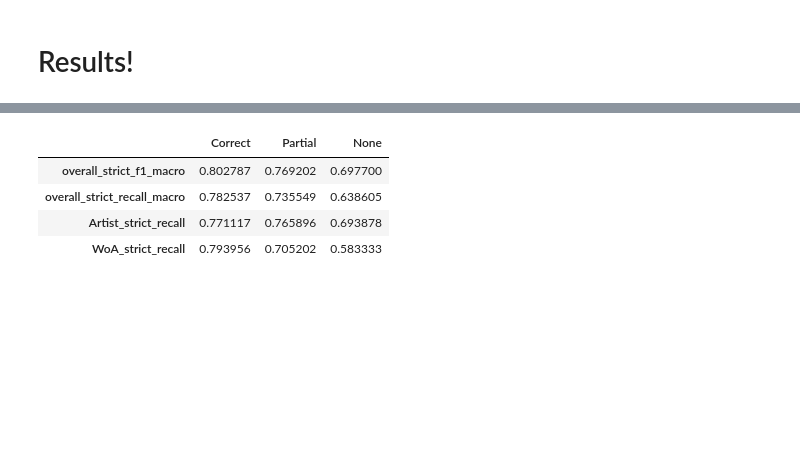
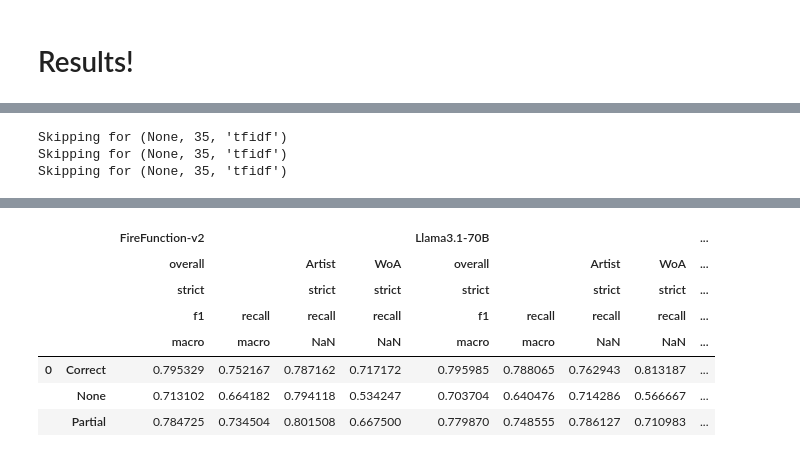
Before and after one commit to progsi/YTUnCoverLLM, a Jupyter notebook: notebooks/results_exposure.ipynb, the cells around one changed output, grey strips where cells are left out. Saved outputs shown, nothing was run; the diff lists cells and outputs as text; code cells hidden in the pictures; blank space fills up the shorter version.

```diff
--- a/notebooks/results_exposure.ipynb
+++ b/notebooks/results_exposure.ipynb
@@ -252,41 +236,53 @@ from src.Eval import compute_results
 from contextlib import redirect_stdout
 import re
 
-def capitalize_first_letter_of_each_sequence(s):
-    def capitalize(match):
-        return match.group(0)[0].upper() + match.group(0)[1:]
-    return re.sub(r'[a-zA-Z]+', capitalize, s)
+
+def get_model_pred_col(pred_df: pd.DataFrame, model: str) -> str:
+    level_values = pred_df.columns.get_level_values(level=0)
+    if model.lower() in level_values:
+        return model.lower()
+    elif model.replace("-", ":").lower() in level_values:
+        return model.replace("-", ":").lower()
+    return None
 
 def suppress_output(func, *args, **kwargs):
     with open(os.devnull, 'w') as fnull:
         with redirect_stdout(fnull):
             return func(*args, **kwargs)
 
-def get_results_per_factual_memorization_cls(model, k, sampling):
-    col = (model, k, sampling)
+def get_results_per_factual_memorization_cls(k, sampling):
 
-    correctness_col = capitalize_first_letter_of_each_sequence(model).replace(":", "-") + "_Correctness"
+    #correctness_col = capitalize_first_letter_of_each_sequence(model).replace(":", "-") + "_Correctness"
+    correctness_cols = [c for c in data_joint.columns if "_Correctness" in c]
+    results = {}
+    for correctness_col in correctness_cols:
+        model = correctness_col.split("_")[0]
 
-    results = {}
+        col = (get_model_pred_col(preds, model), k, sampling)
 
-    for group in data_joint[correctness_col].dropna().unique():
-        _data = data_joint.loc[data_joint[correctness_col] == group].join(
-            preds.loc[:,col].rename("IOB_pred"), how="inner").dropna(subset=["IOB", "IOB_pred"])
-        iob_true = _data.IOB.values
-        iob_pred = _data.IOB_pred.values
-        results[group] = {}
+        results[model] = {}
+        for group in data_joint[correctness_col].dropna().unique():
+            try:
+                _data = data_joint.loc[data_joint[correctness_col] == group].join(
+                    preds.loc[:,col].rename("IOB_pred"), how="inner").dropna(subset=["IOB", "IOB_pred"])
+                iob_true = _data.IOB.values
+                iob_pred = _data.IOB_pred.values
+                results[model][group] = {}
 
-        kwargs = {"true_labels": iob_true, "true_predictions": iob_pred}
-        values = suppress_output(compute_results, **kwargs)
-        metrics = ["overall_strict_f1_macro", "overall_strict_recall_macro", "Artist_strict_recall", "WoA_strict_recall"]
-        for metric in metrics:
-            results[group][metric] = values[metric]
+                kwargs = {"true_labels": iob_true, "true_predictions": iob_pred}
+                values = suppress_output(compute_results, **kwargs)
+                metrics = ["overall_strict_f1_macro", "overall_strict_recall_macro", "Artist_strict_recall", "WoA_strict_recall"]
+                for metric in metrics:
+                    results [model][group][metric] = values[metric]
+            except:
+                print(f"Skipping for {col}")
 
-    return pd.DataFrame(results)
+    data = pd.json_normalize(results, sep='_')
+    data.columns = pd.MultiIndex.from_tuples([tuple(col.split('_')) for col in data.columns])
+    return data.stack(level=1)
 
-
-model = "llama3.1:70b"
-k = 25
+model = "llama3.1-70b"
+k = 35
 sampling = "tfidf"
-get_results_per_factual_memorization_cls(model, k, sampling)
+get_results_per_factual_memorization_cls(k, sampling)
 # %% [output]
@@ -295,0 +296,3 @@ get_results_per_factual_memorization_cls(model, k, sampling)
+Skipping for (None, 35, 'tfidf')
+Skipping for (None, 35, 'tfidf')
+Skipping for (None, 35, 'tfidf')
@@ -296,6 +301,9 @@ get_results_per_factual_memorization_cls(model, k, sampling)
-|  | Correct | Partial | None |
-| overall_strict_f1_macro | 0.802787 | 0.769202 | 0.697700 |
-| overall_strict_recall_macro | 0.782537 | 0.735549 | 0.638605 |
-| Artist_strict_recall | 0.771117 | 0.765896 | 0.693878 |
-| WoA_strict_recall | 0.793956 | 0.705202 | 0.583333 |
+|  |  | FireFunction-v2 |  |  |  | Llama3.1-70B |  |  |  | ... |
+|  |  | overall |  | Artist | WoA | overall |  | Artist | WoA | ... |
+|  |  | strict |  | strict | strict | strict |  | strict | strict | ... |
+|  |  | f1 | recall | recall | recall | f1 | recall | recall | recall | ... |
+|  |  | macro | macro | NaN | NaN | macro | macro | NaN | NaN | ... |
+| 0 | Correct | 0.795329 | 0.752167 | 0.787162 | 0.717172 | 0.795985 | 0.788065 | 0.762943 | 0.813187 | ... |
+|  | None | 0.713102 | 0.664182 | 0.794118 | 0.534247 | 0.703704 | 0.640476 | 0.714286 | 0.566667 | ... |
+|  | Partial | 0.784725 | 0.734504 | 0.801508 | 0.667500 | 0.779870 | 0.748555 | 0.786127 | 0.710983 | ... |
 # %%
```
Also changed, not shown: parts of 14 cells of this notebook, 12 other files.
